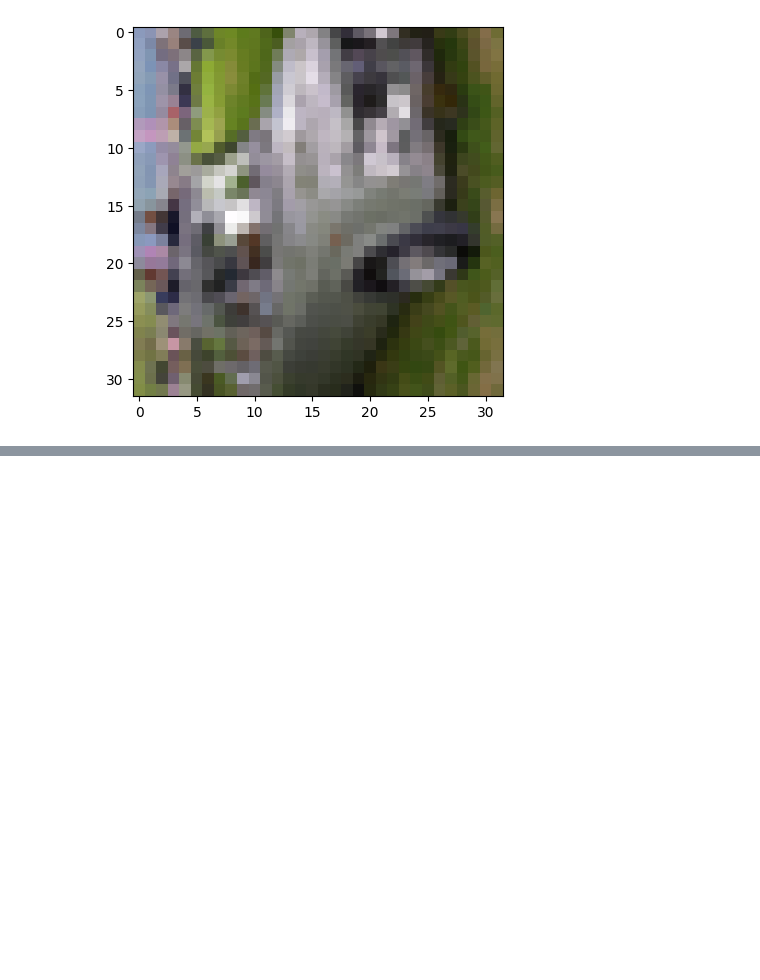
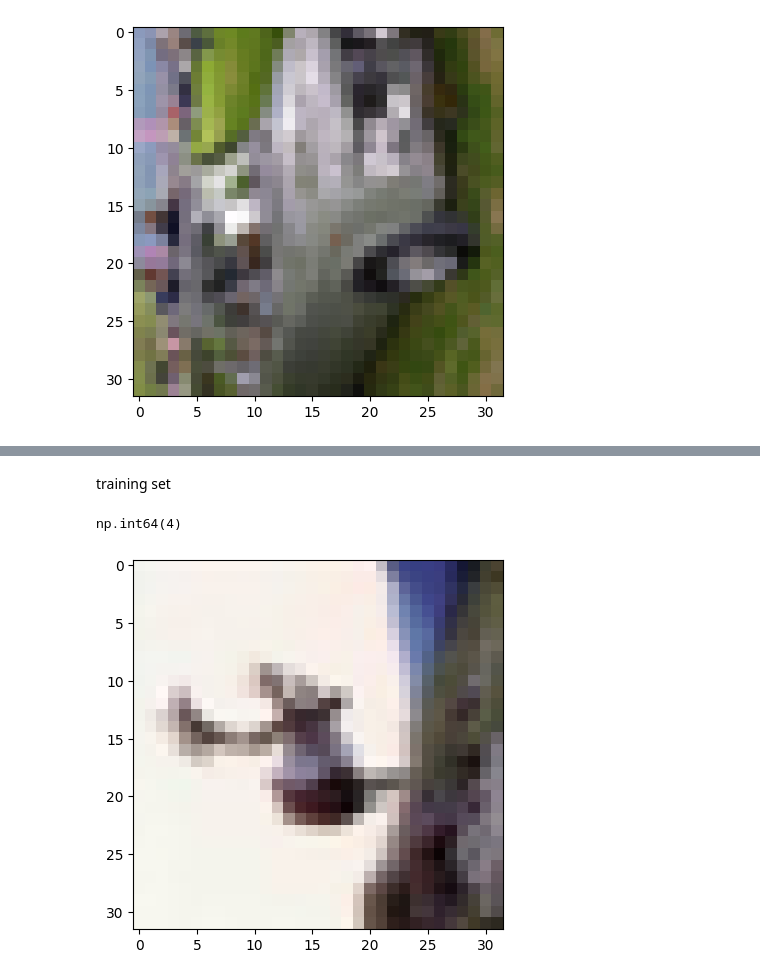
Before and after one commit to marekd6/CV1_labs, a Jupyter notebook: Assignment 01-20251025/cv1_md.ipynb, the cells around one changed output, grey strips where cells are left out. Saved outputs shown, nothing was run; the diff lists cells and outputs as text; code cells hidden in the pictures; blank space fills up the shorter version.

```diff
--- a/Assignment 01-20251025/cv1_md.ipynb
+++ b/Assignment 01-20251025/cv1_md.ipynb
@@ -229,0 +617,9 @@ np.int64(1)
+# %% [markdown]
+training set
+# %%
+yy = 56
+plt.imshow(extracted_top_30_list[yy].reshape(3,32,32).T)
+extracted_top_30_labs[yy]
+# %% [output]
+np.int64(4)
+[figure, added]
```
Also changed, not shown: parts of 43 cells of this notebook.
